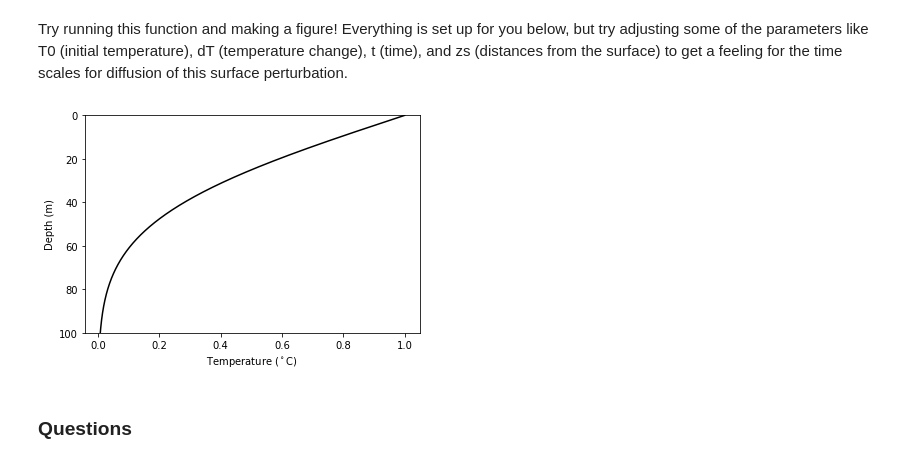
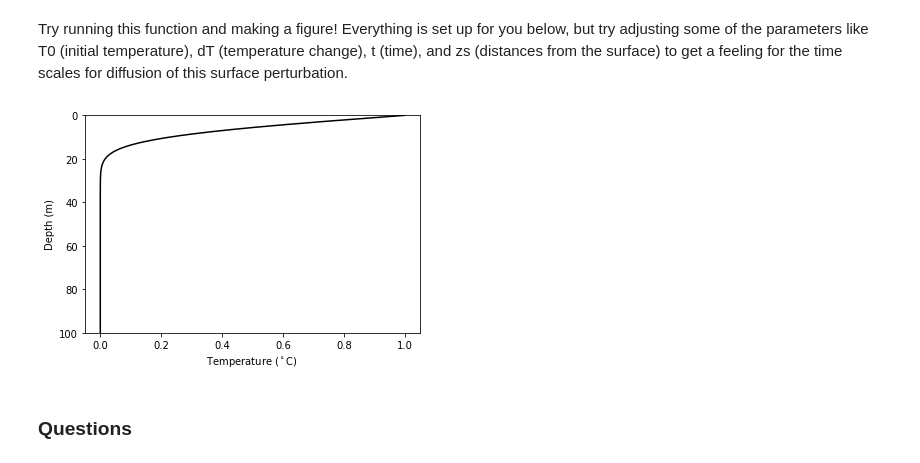
Before and after one commit to benhills/HeatTransfer_Teaching, a Jupyter notebook: HeatTransfer_ESS431.ipynb, the cells around one changed output. Cells and saved outputs as stored; diff of their text form; code cells hidden in the pictures.

```diff
--- a/HeatTransfer_ESS431.ipynb
+++ b/HeatTransfer_ESS431.ipynb
@@ -25,24 +37,30 @@ def surfacePerturbation(T0,dT,t,z,alpha):
 # %% [markdown]
 Try running this function and making a figure! Everything is set up for you below, but try adjusting some of the parameters like T0 (initial temperature), dT (temperature change), t (time), and zs (distances from the surface) to get a feeling for the time scales for diffusion of this surface perturbation.
 # %%
+### Please Change! ###
+
 # Set up the problem with these constants
 T0 = 0.                      # Initial Temperature
 dT = 1.                      # Temperature Change
-spy  = 60.*60.*24.*365.24    # (s yr-1)
-t = 20*spy                   # time in years
+spy  = 60.*60.*24.*365.24    # seconds per year (s yr-1)
+t = 1*spy                    # time in years
 zs = np.arange(0,100,0.1)    # a set of distances
-alpha = 1.09e-6              # Thermal Diffusivity of Ice (m2 s-1)
+alpha = 1.09e-6              # Thermal Diffusivity of Ice (m2 s-1), if you change this the actual value is 1.09e-6
+
+#########################################################################################
+
+### Don't Change ###
 
 # Run the function
 T = surfacePerturbation(T0,dT,t,zs,alpha)
 
 # Plot
 plt.plot(T,zs,'k')
 plt.ylim(max(zs),min(zs))
 plt.ylabel('Depth (m)');
 plt.xlabel('Temperature ($^\circ$C)');
 # %% [output]
-[figure, old version]
+[figure, new version]
 # %% [markdown]
 ### Questions
 # %% [markdown]
```
Also changed, not shown: parts of 14 cells of this notebook.
